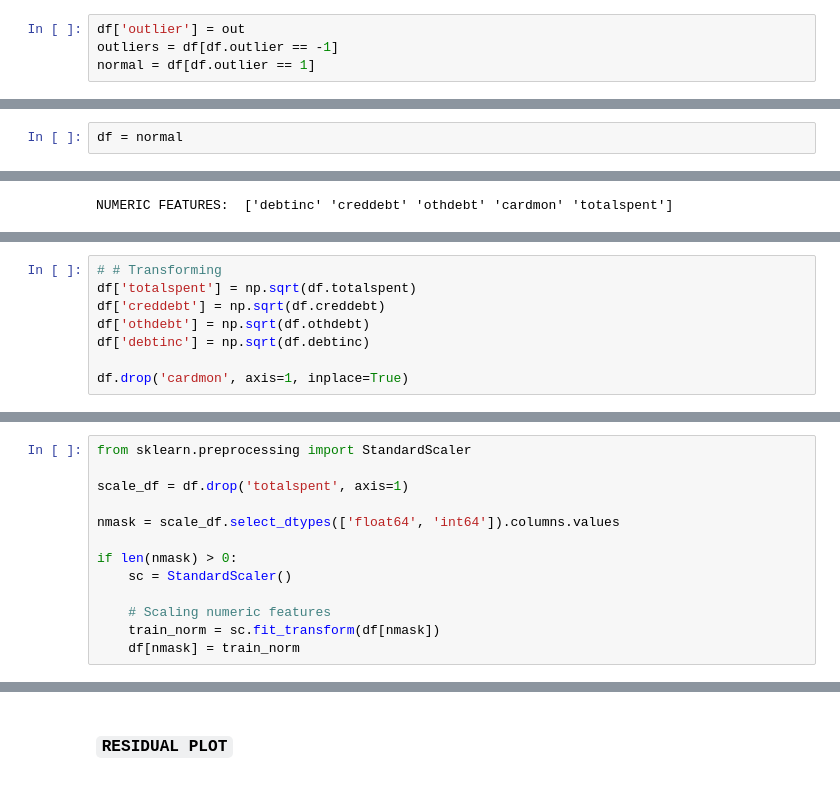
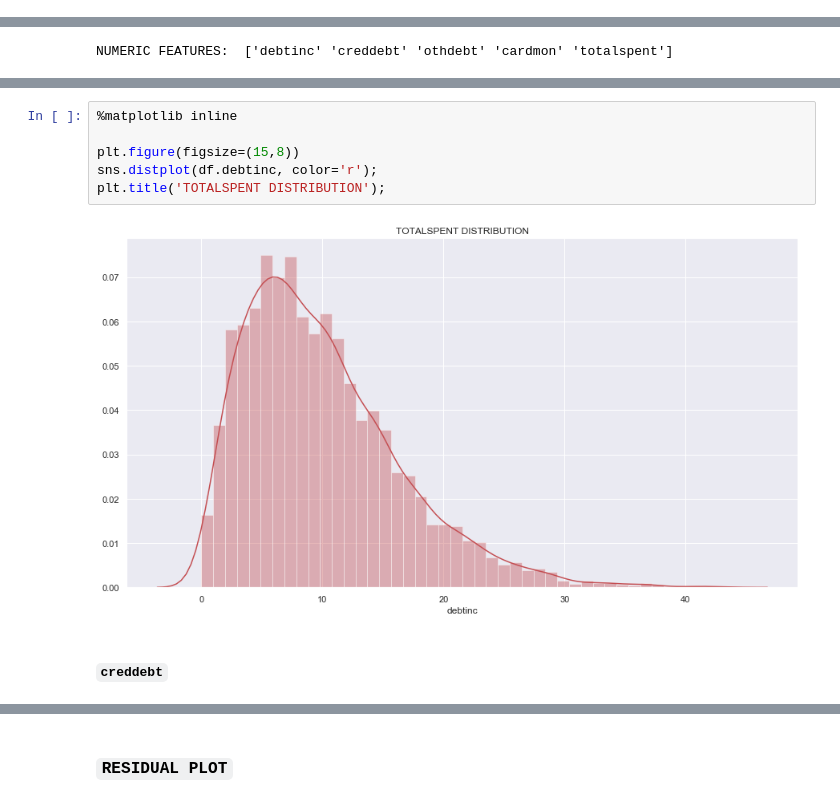
Before and after one commit to ngule1986/Python3.0, a Jupyter notebook: Capstone Projects/Credit Card spent/Credit Card Prediction.ipynb, the cells around one changed output, grey strips where cells are left out. Drawn from its saved outputs; the diff is of its cells as text.

```diff
--- a/Capstone Projects/Credit Card spent/Credit Card Prediction.ipynb
+++ b/Capstone Projects/Credit Card spent/Credit Card Prediction.ipynb
@@ -244,4 +231,0 @@ out = clf.fit_predict(x, y)
-# %%
-df['outlier'] = out
-outliers = df[df.outlier == -1]
-normal = df[df.outlier == 1]
@@ -254,3 +232 @@ print(normal.shape)
-# %%
-df = normal
 # %% [markdown]
@@ -304,8 +237,0 @@ plt.title('CARDMON DISTRIBUTION');
-# %%
-# # Transforming
-df['totalspent'] = np.sqrt(df.totalspent)
-df['creddebt'] = np.sqrt(df.creddebt)
-df['othdebt'] = np.sqrt(df.othdebt)
-df['debtinc'] = np.sqrt(df.debtinc)
-
-df.drop('cardmon', axis=1, inplace=True)
@@ -314,13 +237,0 @@ df.drop('cardmon', axis=1, inplace=True)
-# %%
-from sklearn.preprocessing import StandardScaler
-
-scale_df = df.drop('totalspent', axis=1)
-
-nmask = scale_df.select_dtypes(['float64', 'int64']).columns.values
-
-if len(nmask) > 0:
-    sc = StandardScaler()
-
-    # Scaling numeric features
-    train_norm = sc.fit_transform(df[nmask])
-    df[nmask] = train_norm
@@ -594,0 +262,10 @@ Variance: 0.18
+# %%
+%matplotlib inline
+
+plt.figure(figsize=(15,8))
+sns.distplot(df.debtinc, color='r');
+plt.title('TOTALSPENT DISTRIBUTION');
+# %% [output]
+[figure, added]
+# %% [markdown]
+#### `creddebt`
```
Also changed, not shown: parts of 86 cells of this notebook.
